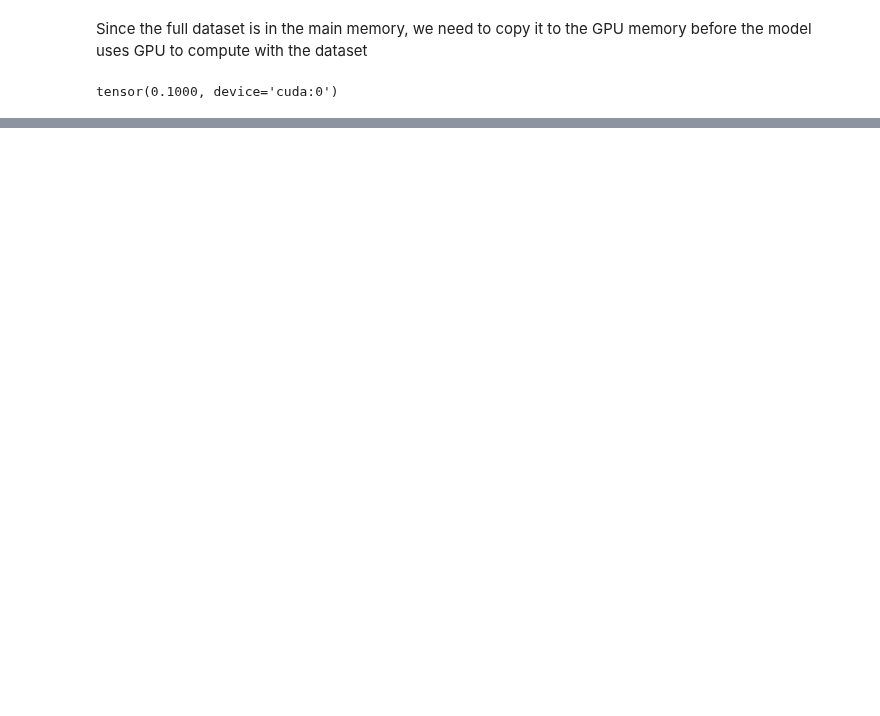
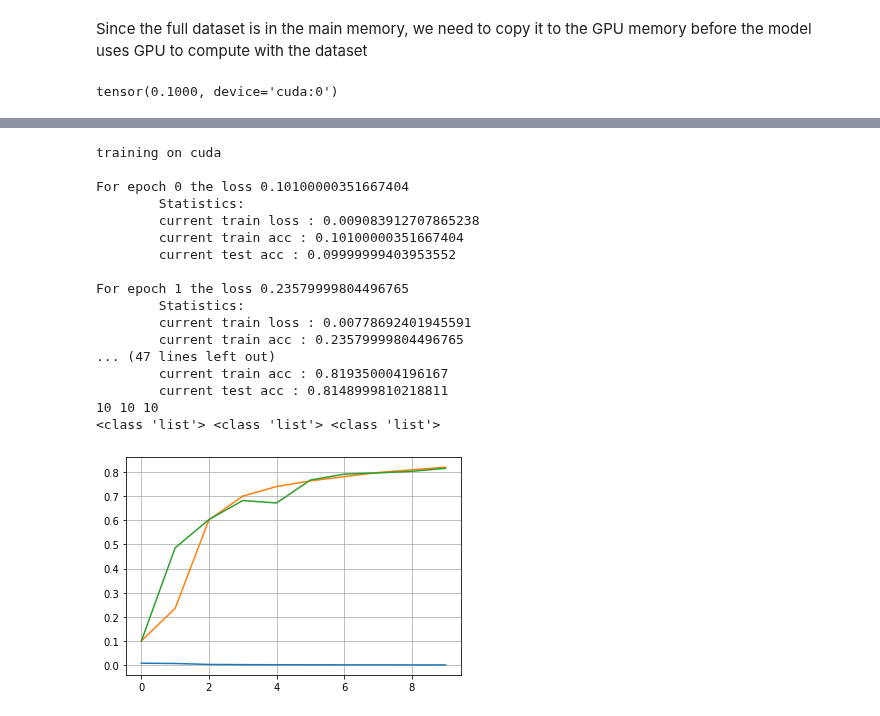
Before and after one commit to fanbyprinciple/d2l-fanbyprinciple, a Jupyter notebook: ch6_convolutional_neural_network/6.3 lenet.ipynb, the cells around one changed output, grey strips where cells are left out. Drawn from its saved outputs; the diff is of its cells as text; code cells hidden in the pictures; blank space fills up the shorter version.

```diff
--- a/ch6_convolutional_neural_network/6.3 lenet.ipynb
+++ b/ch6_convolutional_neural_network/6.3 lenet.ipynb
@@ -209,0 +247,21 @@ For epoch 1 the loss 0.3962666690349579
+# %%
+train_ch6(lenet, train_iter=train_dataloader, test_iter=test_dataloader, num_epochs=num_epochs, lr=0.9, device=device)
+# %% [output]
+training on cuda
+
+For epoch 0 the loss 0.10100000351667404
+        Statistics:
+        current train loss : 0.009083912707865238
+        current train acc : 0.10100000351667404
+        current test acc : 0.09999999403953552
+
+For epoch 1 the loss 0.23579999804496765
+        Statistics:
+        current train loss : 0.00778692401945591
+        current train acc : 0.23579999804496765
+... (47 lines left out)
+        current train acc : 0.819350004196167
+        current test acc : 0.8148999810218811
+10 10 10
+<class 'list'> <class 'list'> <class 'list'>
+[figure, added]
```
Also changed, not shown: parts of 15 cells of this notebook, 10 other files.
